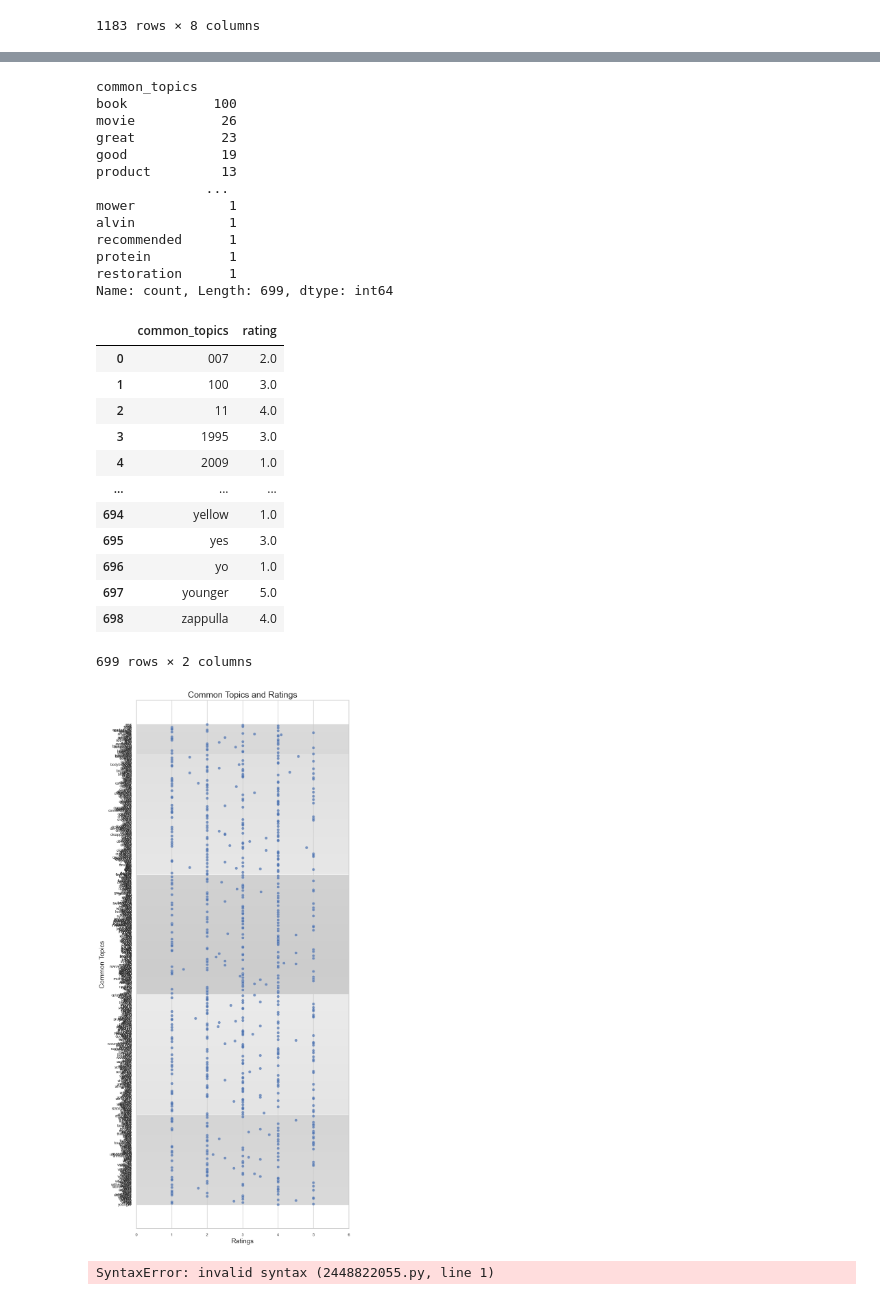
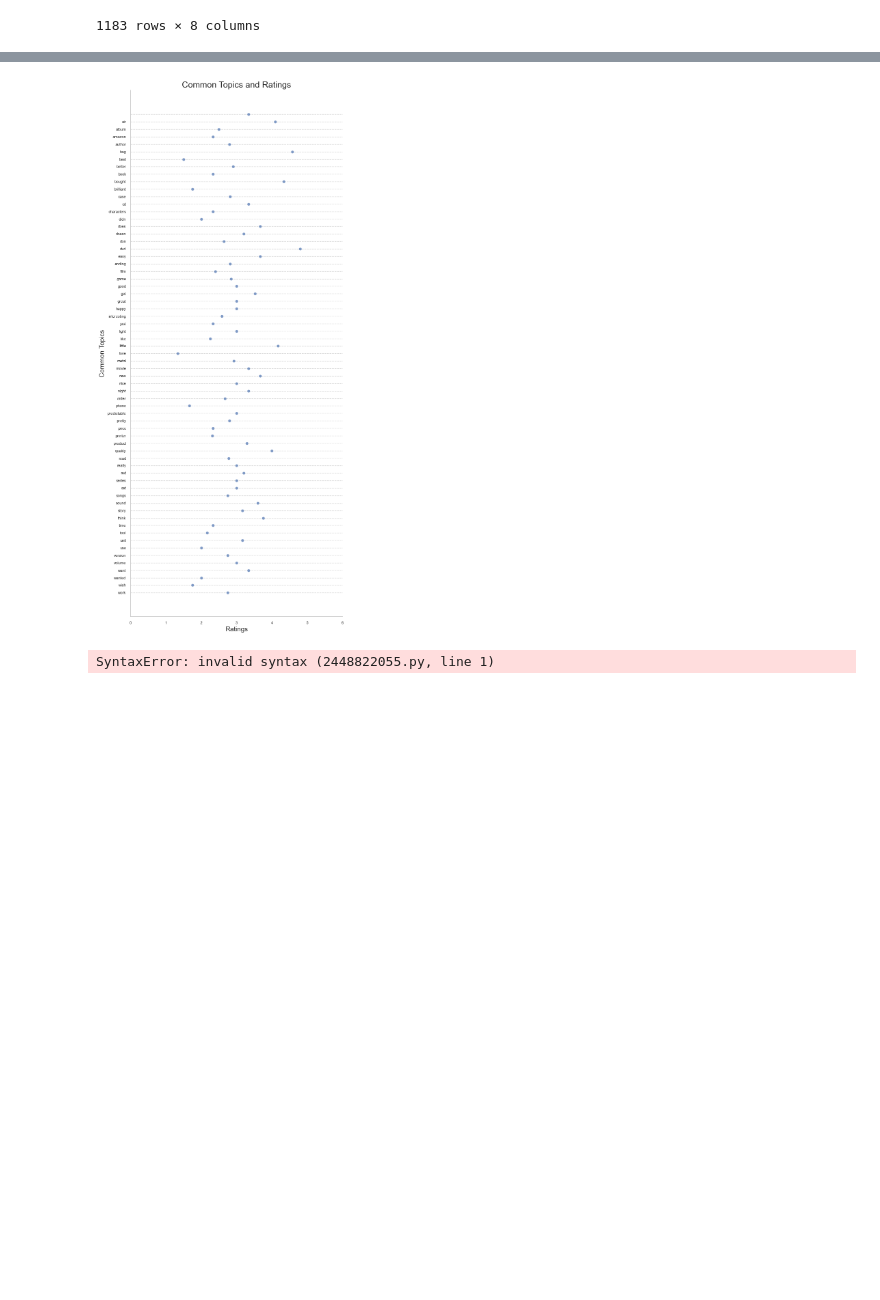
Before and after one commit to lagom-QB/AmazonReviews, a Jupyter notebook: SentimentAnalysis.ipynb, the cells around one changed output, grey strips where cells are left out. Saved outputs shown, nothing was run; the diff lists cells and outputs as text; code cells hidden in the pictures; blank space fills up the shorter version.

```diff
--- a/SentimentAnalysis.ipynb
+++ b/SentimentAnalysis.ipynb
@@ -156,64 +165,40 @@ plot_topic_repetition(data)
 # %%
+
 def plot_topic_vs_rating(data):
-    display(data.common_topics.value_counts())
+    thresh_value = np.unique(data.common_topics.value_counts().values)[3]
+    max_ratings_by_topic = data[data.common_topics.isin(data.common_topics.value_counts()[data.common_topics.value_counts() > thresh_value/2].index)].groupby('common_topics')['rating'].mean().reset_index()
 
-    value_counts = data.common_topics.value_counts()
-    thresh_value = pd.Series(index=value_counts.index)  # Initialize thresh_value with the same index as value_counts
-    thresh_value[value_counts > 300] = value_counts * 0.1
-    thresh_value[value_counts <= 300] = value_counts * 0.01
-
-    max_ratings_by_topic = data[data.common_topics.isin(value_counts[thresh_value > 0].index)].groupby('common_topics')['rating'].mean().reset_index()  # Use thresh_value > 0 to filter the index
-
-    display(max_ratings_by_topic)
+    # display(max_ratings_by_topic)
 
     plt.figure(figsize=(8, 20))
     sns.scatterplot(x='rating',
                     y='common_topics',
                     palette='Set1',
                     alpha=0.7,
                     linewidth=0.2,
+                    edgecolor='white',
+                    sizes=(100, 500),
                     legend=False,
                     data=max_ratings_by_topic)
+
+    # plt.grid(False)
+    sns.despine(left=False, bottom=False)
+    plt.grid(axis='x', visible=False)
+    plt.grid(axis='y', alpha=0.3, color='gray', linestyle='--')
 
     plt.title('Common Topics and Ratings', fontsize=18)
     plt.xlabel('Ratings', fontsize=14)
     plt.ylabel('Common Topics', fontsize=14)
     plt.xticks(fontsize=8)
     plt.yticks(fontsize=8)
     plt.xlim(0, 6)
     plt.gca().set_yticklabels([''] + list(max_ratings_by_topic['common_topics']))
 
     plt.show()
 
 plot_topic_vs_rating(data)
 # %% [output]
-common_topics
-book           100
-movie           26
-great           23
-good            19
-product         13
-              ...
-mower            1
-alvin            1
-recommended      1
-protein          1
-restoration      1
-Name: count, Length: 699, dtype: int64
-|  | common_topics | rating |
-| 0 | 007 | 2.0 |
-| 1 | 100 | 3.0 |
-| 2 | 11 | 4.0 |
-| 3 | 1995 | 3.0 |
-| 4 | 2009 | 1.0 |
-| ... | ... | ... |
-| 694 | yellow | 1.0 |
-| 695 | yes | 3.0 |
-| 696 | yo | 1.0 |
-| 697 | younger | 5.0 |
-| 698 | zappulla | 4.0 |
-699 rows × 2 columns
-[figure, old version]
+[figure, new version]
 # %%
 print(..)
 # %% [output]
```
Also changed, not shown: parts of 3 cells of this notebook, 1 other file.
